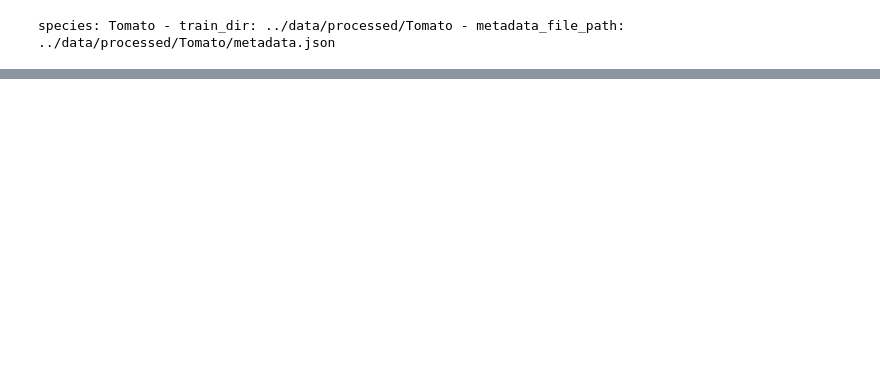
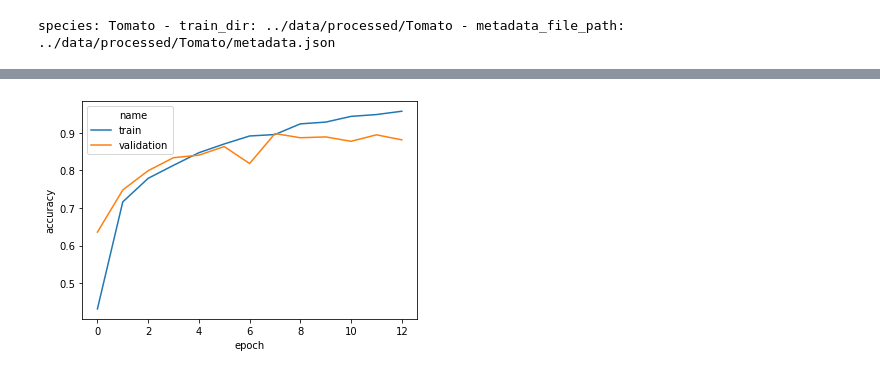
Before and after one commit to bitjockey42/ikapati-research, a Jupyter notebook: notebooks/4.1-agj-evaluate-Tomato.ipynb, the cells around one changed output, grey strips where cells are left out. Saved outputs shown, nothing was run; the diff lists cells and outputs as text; code cells hidden in the pictures; blank space fills up the shorter version.

```diff
--- a/notebooks/4.1-agj-evaluate-Tomato.ipynb
+++ b/notebooks/4.1-agj-evaluate-Tomato.ipynb
@@ -68,0 +112,4 @@ accuracy_plot = visualize.learning_curves("accuracy", metrics_df)
+# %%
+accuracy_plot = visualize.learning_curves("accuracy", metrics_df)
+# %% [output]
+[figure, added]
```
Also changed, not shown: parts of 11 cells of this notebook, 2 other files.
